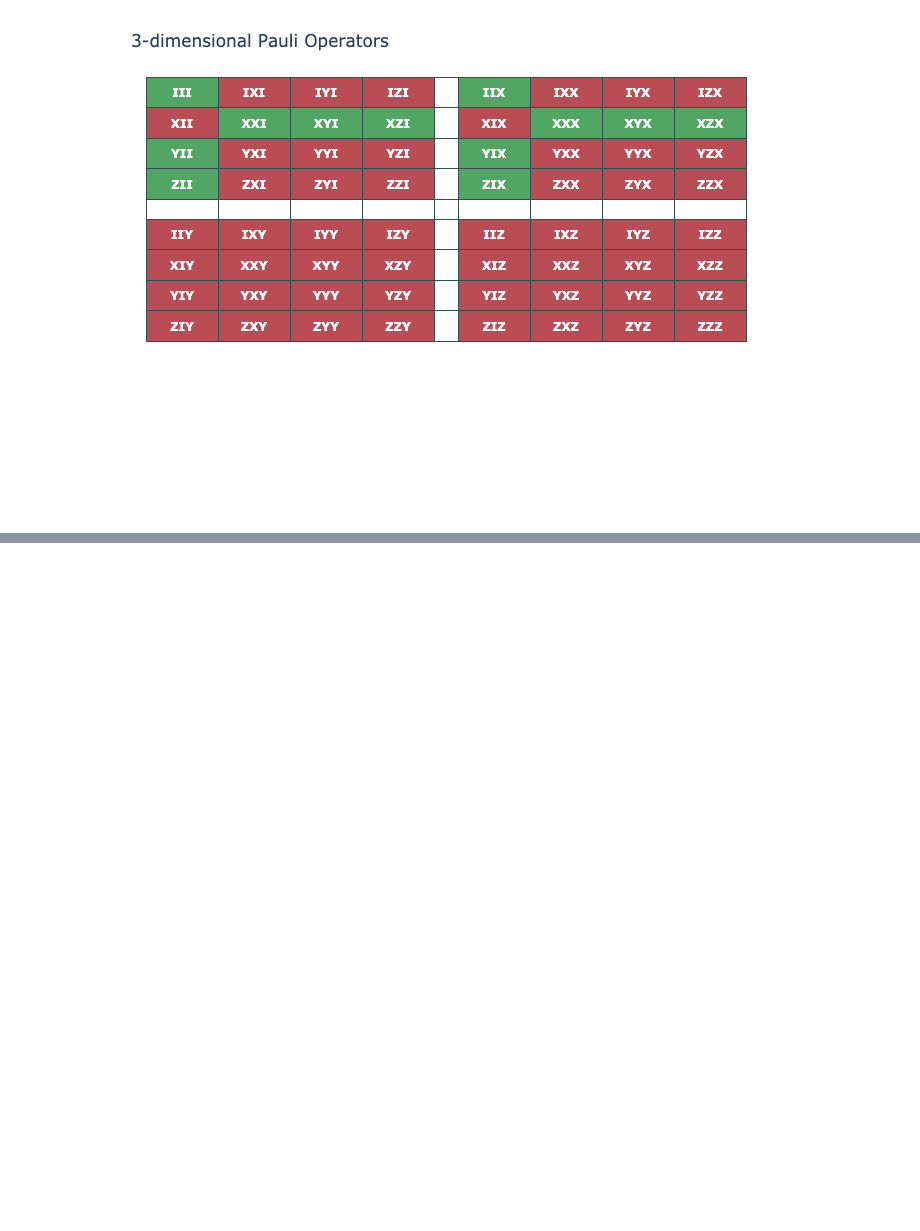
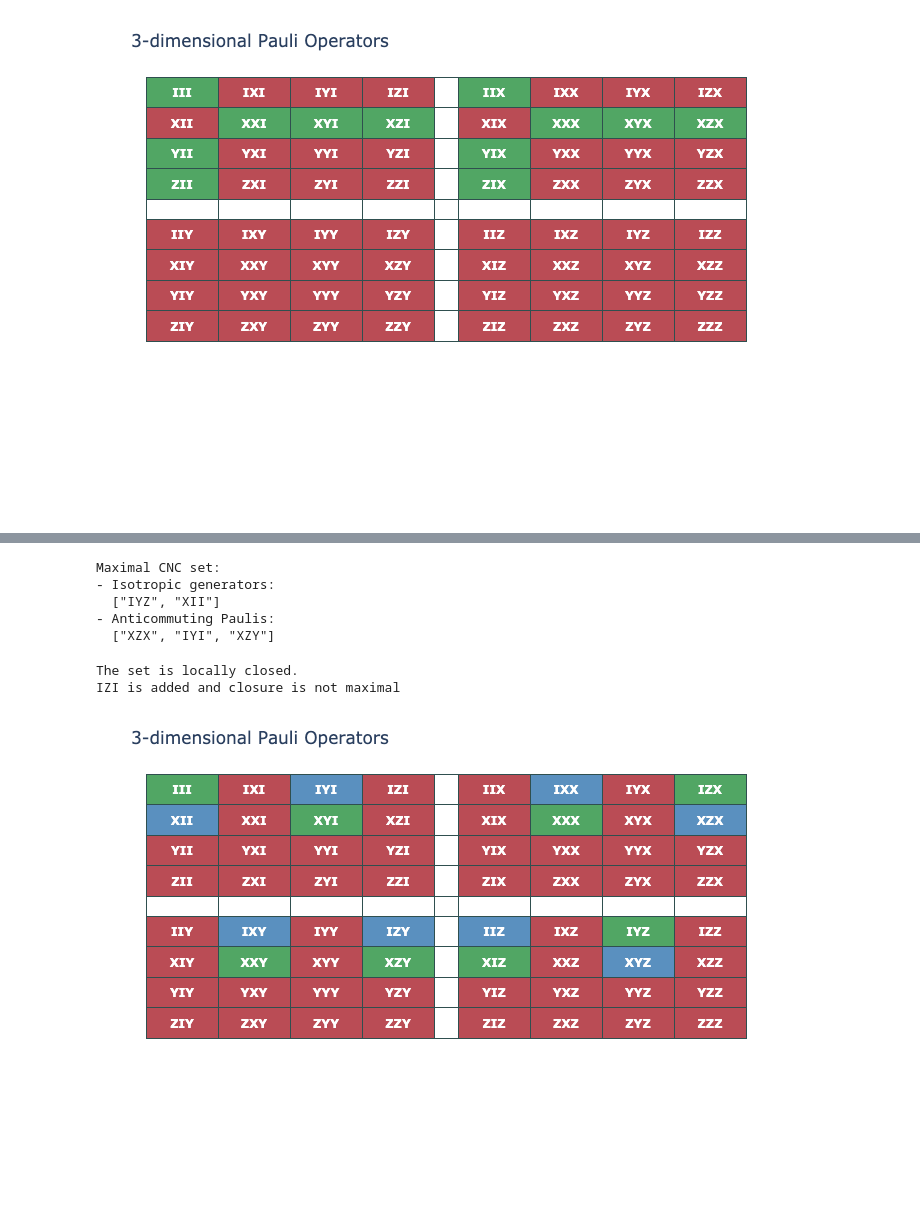
Before and after one commit to BilQCT/LocalPauli, a Jupyter notebook: cnc.ipynb, the cells around one changed output, grey strips where cells are left out. Cells and saved outputs as stored; diff of their text form; code cells hidden in the pictures; blank space fills up the shorter version.

```diff
--- a/cnc.ipynb
+++ b/cnc.ipynb
@@ -480,0 +562,28 @@ draw_3dim_paulis(cnc_32)
+# %%
+full_rank_3_1_cnc_example_3 = full_rank_3_1_cncs[3]
+value_assigment_3_1_ex_3 = full_rank_3_1_cnc_example_3.value_assignment
+cnc_set_3_1_ex_3 = full_rank_3_1_cnc_example_3.cnc_set
+# %% [output]
+Maximal CNC set:
+- Isotropic generators:
+  ["IYZ", "XII"]
+- Anticommuting Paulis:
+  ["XZX", "IYI", "XZY"]
+# %%
+paulis_3_1_ex_3 = Set{Vector{Int}}(collect(keys(value_assigment_3_1_ex_3)))
+if is_locally_closed(paulis_3_1_ex_3)
+    println("The set is locally closed.")
+else
+    println("The set is not locally closed.")
+end
+
+if is_almost_maximal(paulis_3_1_ex_3)
+    println("The set is almost maximal.")
+end
+# %% [output]
+The set is locally closed.
+IZI is added and closure is not maximal
+# %%
+draw_3_dim_paulis_with_value_assignment(value_assigment_3_1_ex_3)
+# %% [output]
+[figure, added]
```
Also changed, not shown: parts of 60 cells of this notebook, 4 other files.
